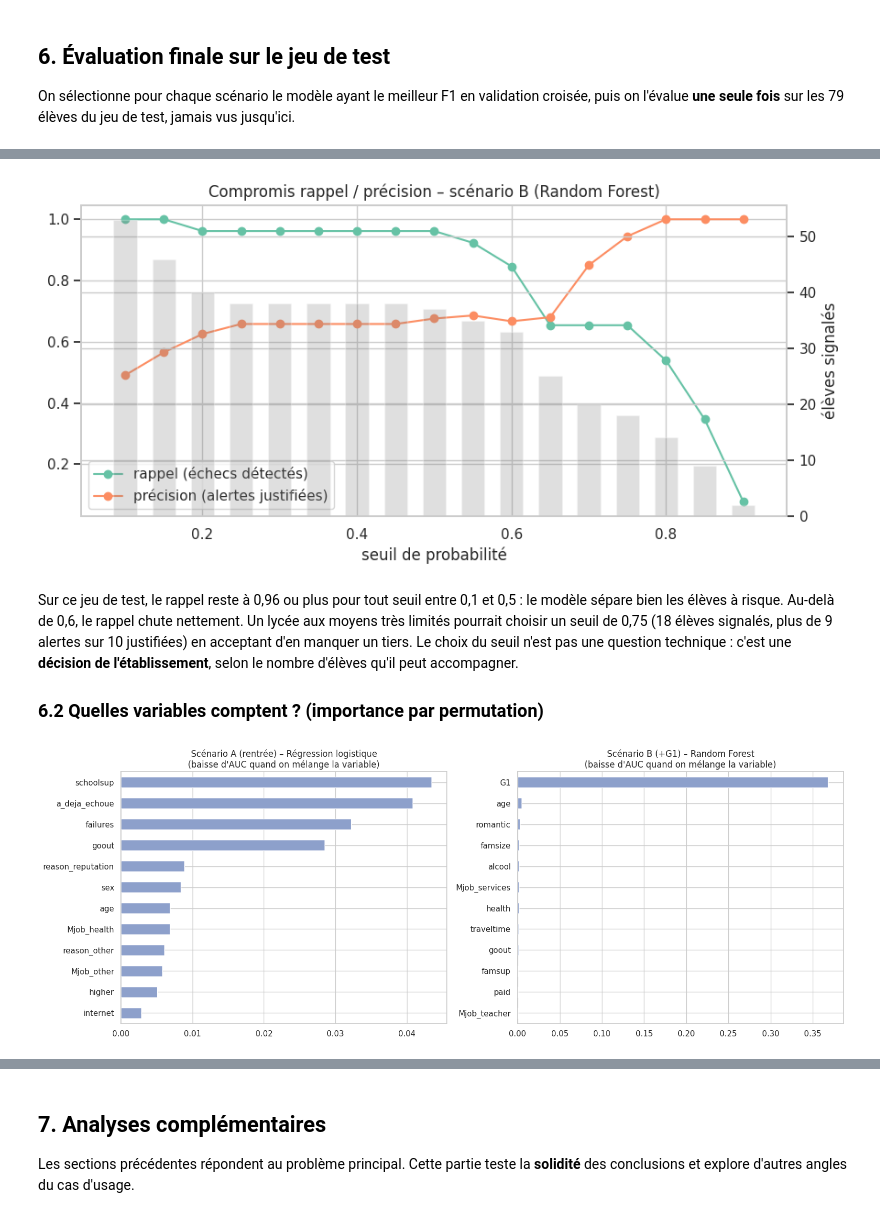
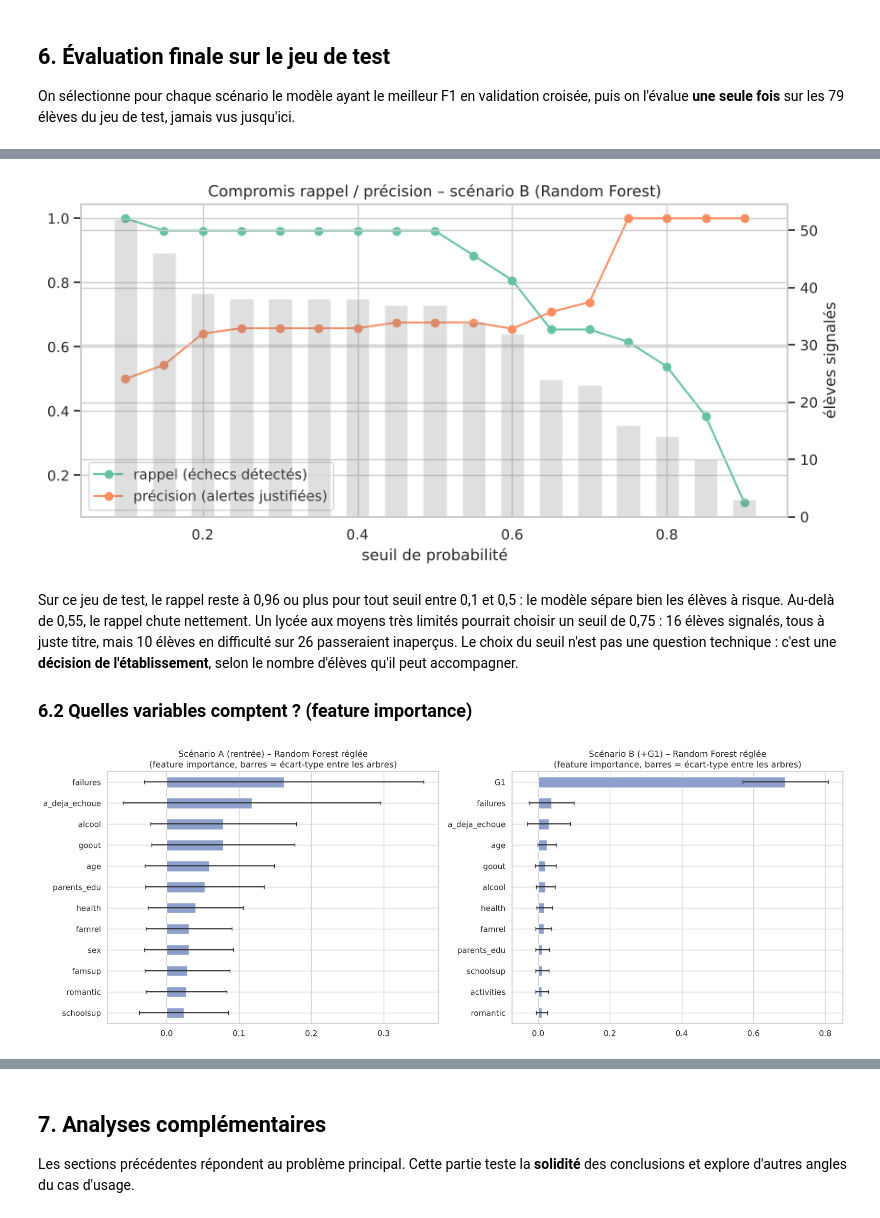
Before and after one commit to celinebuob64/project-ml, a Jupyter notebook: projet_ml_reussite_scolaire.ipynb, the cells around one changed output, grey strips where cells are left out. Cells and saved outputs as stored; diff of their text form; code cells hidden in the pictures.

```diff
--- a/projet_ml_reussite_scolaire.ipynb
+++ b/projet_ml_reussite_scolaire.ipynb
@@ -62,18 +62,18 @@ from sklearn.preprocessing import StandardScaler, OneHotEncoder
 from sklearn.compose import ColumnTransformer
 from sklearn.pipeline import Pipeline
 from sklearn.dummy import DummyClassifier
-from sklearn.linear_model import LogisticRegression
+from sklearn.svm import SVC
+from sklearn.naive_bayes import GaussianNB
 from sklearn.tree import DecisionTreeClassifier
 from sklearn.ensemble import RandomForestClassifier, GradientBoostingClassifier
 from sklearn.decomposition import PCA
 from sklearn.cluster import KMeans
 from sklearn.metrics import (classification_report, ConfusionMatrixDisplay, RocCurveDisplay,
                              recall_score, precision_score, f1_score, roc_auc_score)
-from sklearn.inspection import permutation_importance
 
 sns.set_theme(style="whitegrid", palette="Set2")
 SEED = 42
-df = pd.read_csv("data/student-mat.csv", sep=";")
+df = pd.read_csv("student-mat.csv", sep=";")
 print(df.shape)
 df.head()
 # %% [output]
@@ -294,11 +297,13 @@ On compare des modèles de complexité croissante, chacun pour une raison préci
 `class_weight="balanced"` donne plus de poids aux élèves en échec (minoritaires) pendant l'apprentissage, ce qui va dans le sens de notre objectif de rappel.
 # %%
-def pipe_lr(**kw):
-    return Pipeline([("sc", StandardScaler()), ("clf", LogisticRegression(max_iter=2000, class_weight="balanced", **kw))])
+def pipe_svm(**kw):
+    # le SVM est sensible à l'échelle des variables : on les standardise d'abord
+    return Pipeline([("sc", StandardScaler()), ("clf", SVC(class_weight="balanced", **kw))])
 
 MODELES = {
     "Dummy": DummyClassifier(strategy="most_frequent"),
-    "Régression logistique": pipe_lr(),
+    "Naive Bayes": GaussianNB(),
+    "SVM": pipe_svm(),
     "Arbre de décision": DecisionTreeClassifier(class_weight="balanced", random_state=SEED),
     "Random Forest": RandomForestClassifier(300, class_weight="balanced", random_state=SEED, n_jobs=-1),
     "Gradient Boosting": GradientBoostingClassifier(random_state=SEED),
@@ -389,7 +397,7 @@ Cette courbe illustre le compromis biais-variance :
 On utilise **GridSearchCV** : chaque combinaison est évaluée par validation croisée à 5 plis, et on garde celle qui maximise le **F1** de la classe échec. Le jeu de test n'est **jamais** utilisé à cette étape.
 # %%
 grilles = {
-    "Régression logistique": (pipe_lr(), {"clf__C": [0.01, 0.03, 0.1, 0.3, 1, 3, 10]}),
+    "SVM": (pipe_svm(), {"clf__kernel": ["linear", "rbf"], "clf__C": [0.001, 0.01, 0.1, 1, 10]}),
     "Random Forest": (RandomForestClassifier(class_weight="balanced", random_state=SEED, n_jobs=-1),
                       {"n_estimators": [300], "max_depth": [3, 5, 8, None],
                        "min_samples_leaf": [1, 3, 5, 10], "max_features": ["sqrt", 0.5]}),
@@ -502,6 +518,8 @@ weighted avg      0.877     0.835     0.840        79
 Par défaut, un élève est signalé si sa probabilité d'échec dépasse 0,5. Mais l'école peut choisir ce seuil selon ses moyens : baisser le seuil augmente le rappel (moins d'élèves oubliés) au prix de plus de fausses alertes.
 # %%
 nom, m = finals["B (+G1)"]; cols = SCENARIOS["B (+G1)"]
+if not hasattr(m, "predict_proba"):  # le SVM ne donne pas de probabilité : on prend alors la Random Forest
+    nom, m = "Random Forest", meilleurs[("B (+G1)", "Random Forest")]
 proba = m.predict_proba(X_te[cols])[:, 1]
 seuils = np.arange(0.1, 0.91, 0.05)
 t = pd.DataFrame({"seuil": seuils,
@@ -515,18 +533,20 @@ ax2 = ax.twinx(); ax2.bar(t.seuil, t["élèves signalés"], width=.03, alpha=.25
 ax.set_xlabel("seuil de probabilité"); ax.set_title(f"Compromis rappel / précision – scénario B ({nom})"); ax.legend(loc="lower left")
 plt.tight_layout(); plt.show()
 # %% [output]
-[figure, old version]
+[figure, new version]
 # %% [markdown]
-Sur ce jeu de test, le rappel reste à 0,96 ou plus pour tout seuil entre 0,1 et 0,5 : le modèle sépare bien les élèves à risque. Au-delà de 0,6, le rappel chute nettement. Un lycée aux moyens très limités pourrait choisir un seuil de 0,75 (18 élèves signalés, plus de 9 alertes sur 10 justifiées) en acceptant d'en manquer un tiers. Le choix du seuil n'est pas une question technique : c'est une **décision de l'établissement**, selon le nombre d'élèves qu'il peut accompagner.
+Sur ce jeu de test, le rappel reste à 0,96 ou plus pour tout seuil entre 0,1 et 0,5 : le modèle sépare bien les élèves à risque. Au-delà de 0,55, le rappel chute nettement. Un lycée aux moyens très limités pourrait choisir un seuil de 0,75 : 16 élèves signalés, tous à juste titre, mais 10 élèves en difficulté sur 26 passeraient inaperçus. Le choix du seuil n'est pas une question technique : c'est une **décision de l'établissement**, selon le nombre d'élèves qu'il peut accompagner.
 
-### 6.2 Quelles variables comptent ? (importance par permutation)
+### 6.2 Quelles variables comptent ? (feature importance)
 # %%
 fig, ax = plt.subplots(1, 2, figsize=(16, 6))
 for a, scen in zip(ax, ["A (rentrée)", "B (+G1)"]):
-    nom, m = finals[scen]; cols = SCENARIOS[scen]
-    pi = permutation_importance(m, X_te[cols], y_te, scoring="roc_auc", n_repeats=30, random_state=SEED)
-    imp = pd.Series(pi.importances_mean, index=cols).sort_values().tail(12)
-    imp.plot.barh(ax=a, color="#8da0cb"); a.set_title(f"Scénario {scen} – {nom}\n(baisse d'AUC quand on mélange la variable)")
+    rf = meilleurs[(scen, "Random Forest")]; cols = SCENARIOS[scen]
+    imp = pd.Series(rf.feature_importances_, index=cols)
+    std = pd.Series(np.std([t.feature_importances_ for t in rf.estimators_], axis=0), index=cols)
+    top = imp.sort_values().tail(12)
+    top.plot.barh(ax=a, xerr=std[top.index], color="#8da0cb", capsize=3)
+    a.set_title(f"Scénario {scen} – Random Forest réglée\n(feature importance, barres = écart-type entre les arbres)")
 plt.tight_layout(); plt.show()
 # %% [output]
-[figure, old version]
+[figure, new version]
```
Also changed, not shown: parts of 35 cells of this notebook.
